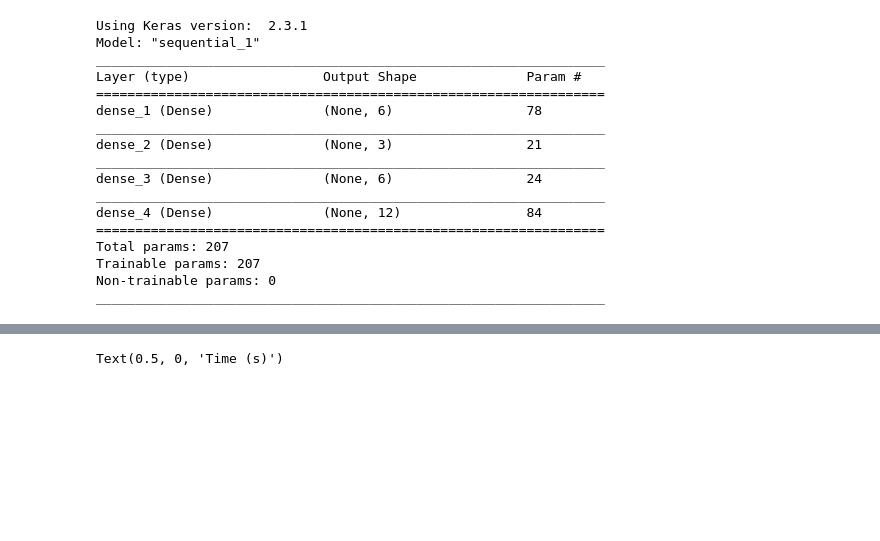
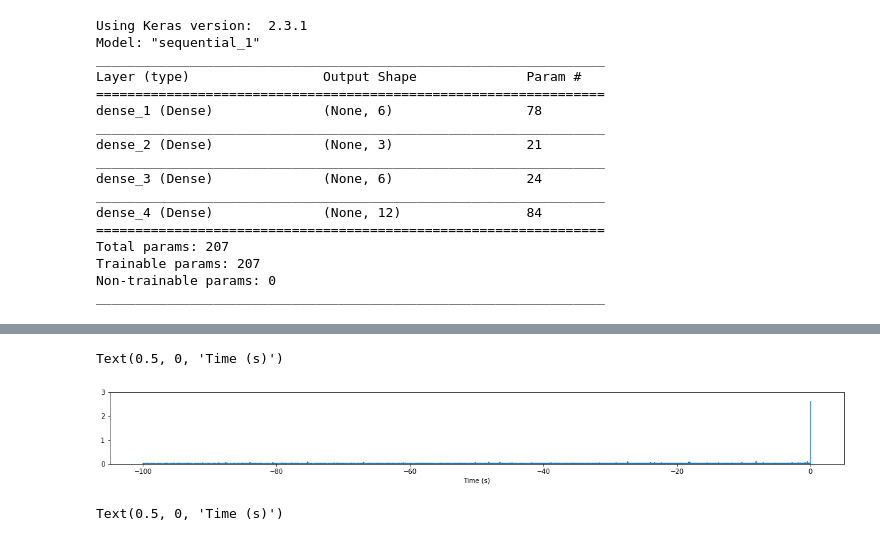
Before and after one commit to Duchstf/quench-detector, a Jupyter notebook: Ramp22--All-sensors-1.ipynb, the cells around one changed output, grey strips where cells are left out. Cells and saved outputs as stored; diff of their text form; code cells hidden in the pictures; blank space fills up the shorter version.

```diff
--- a/Ramp22--All-sensors-1.ipynb
+++ b/Ramp22--All-sensors-1.ipynb
@@ -375,3 +383,12 @@ scored_test['Loss_mse'] = np.mean(np.abs(X_pred_test-X_test), axis = 1)
+# %%
+plt.figure(figsize=(20,2))
+plt.plot(test_time, scored_test['Loss_mse'])
+plt.ylim([0, 3])
+#plt.xlim([-100,0])
+plt.xlabel("Time (s)")
+# %% [output]
+Text(0.5, 0, 'Time (s)')
+[figure, added]
 # %%
 plt.figure(figsize=(20,2))
 plt.plot(train_time, scored['Loss_mse'])
```
Also changed, not shown: parts of 2 cells of this notebook.
